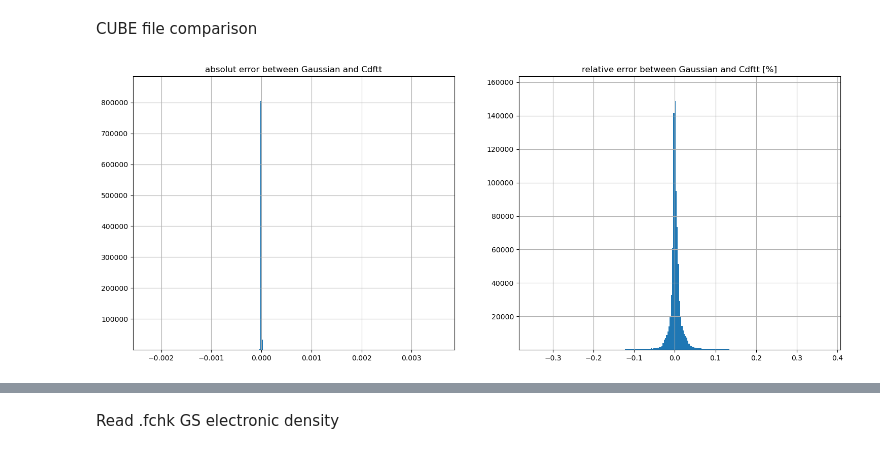
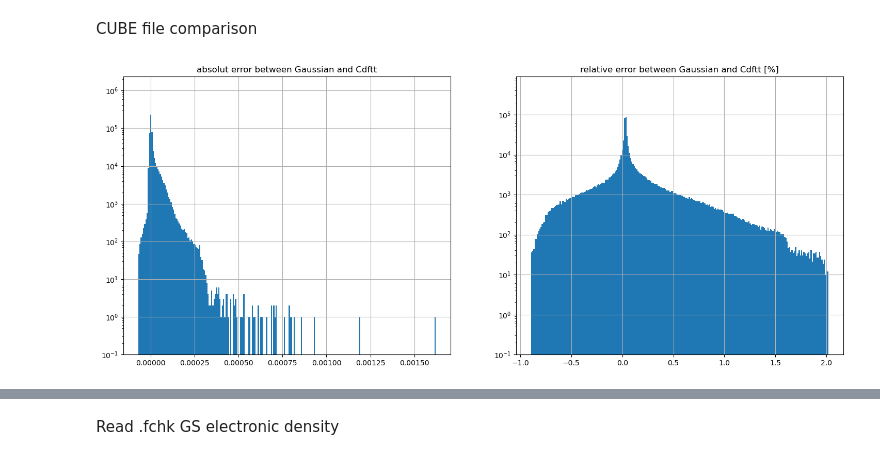
Before and after one commit to allouchear/CdftT, a Jupyter notebook: tools/dataAnalysis/data_analysis.ipynb, the cells around one changed output, grey strips where cells are left out. Saved outputs shown, nothing was run; the diff lists cells and outputs as text; code cells hidden in the pictures.

Commit message:
more data analysis

```diff
--- a/tools/dataAnalysis/data_analysis.ipynb
+++ b/tools/dataAnalysis/data_analysis.ipynb
@@ -71,8 +71,9 @@ compare 2 RDM
 ##################
 # RDM from CdftT #
 ##################
-f1 = open("/home/atourneur/Documents/CdftT/test_ambroise/test_acrolein/cpp/cpp_Gamma_state50_RDM.cdftt")
-f2 = open("/home/atourneur/Documents/CdftT/test_ambroise/test_acrolein/cpp/cpp_Gamma_transition_state50_state50_RDM.cdftt")
+#f1 = open("/home/atourneur/Documents/CdftT/test_ambroise/test_acrolein/cpp/cpp_Gamma_state50_RDM.cdftt")
+f1 = open("/home/atourneur/Documents/CdftT/test_ambroise/test_acrolein/SDLimit/cpp_Gamma_SDlimit005__state8_RDM.cdftt")
+f2 = open("/home/atourneur/Documents/CdftT/test_ambroise/test_acrolein/SDLimit/cpp_Gamma_SDlimit0__state8_RDM.cdftt")
 Nmo = 80          # number of molecular orbitals i.e. size of matrix
 
 tokens = f1.read().split()
@@ -291,8 +294,10 @@ CUBE file comparison
 ########################
 # read both cube files #
 ########################
-f1= open("/home/atourneur/Documents/CdftT/test_ambroise/test_acrolein/cpp/cpp_Gamma_state50.cube")
-f2 = open("/home/atourneur/Documents/CdftT/test_ambroise/test_acrolein/Gaussian/acroleinEx50.cube")
+f1= open("/home/atourneur/Documents/CdftT/test_ambroise/test_acrolein/SDLimit/cpp_Gamma_SDlimit0__state8.cube")
+#f1 = open("/home/atourneur/Documents/data/C30O26H52/input/cpp_Gamma__state1.cube")
+f2 = open("/home/atourneur/Documents/CdftT/test_ambroise/test_acrolein/SDLimit/cpp_Gamma_SDlimit005__state8.cube")
+#f2 = open("/home/atourneur/Documents/data/C30O26H52/input/C30O26H52_Ex1.cube")
 
 tokens = f1.read().split()
 data = []
@@ -305,39 +310,39 @@ densitycpp = np.array(data,dtype=float)
 tokens = f2.read().split()
 data = []
 for idx, token in enumerate(tokens):
-    if idx >=68 :
+    if idx >=62:
         row = token
         data.append(row)
 densitygaussian = np.array(data,dtype=float)
 # %%
 ####################
 # create histogram #
 ####################
 
 #densitycpp = -densitycpp
-treshold = 1e-7
+treshold = 1e-10
 err = (densitycpp - densitygaussian)
 rel_err = err[np.abs(densitygaussian)>treshold]/densitygaussian[np.abs(densitygaussian)>treshold]*100
 
-scale = 'linear'  #log or linear
+scale = 'log'  #log or linear
 bins     = np.linspace(np.min(err),np.max(err),250)
 rel_bins = np.linspace(np.min(rel_err),np.max(rel_err),250)
 
 fig, ax = plt.subplots(nrows=1, ncols=2,figsize=(18,7))
 plot1 = ax[0].hist(err,bins=bins)
 plot2 = ax[1].hist(rel_err,bins=rel_bins)
 if scale=='log':
     ax[0].set_ylim([0.1,plot1[0].max()*10.1])
     ax[1].set_ylim([0.1,plot2[0].max()*10.1])
 if scale=='linear':
     ax[0].set_ylim([0.1,plot1[0].max()*1.1])
     ax[1].set_ylim([0.1,plot2[0].max()*1.1])
 ax[0].set_title("absolut error between Gaussian and Cdftt")
 ax[1].set_title("relative error between Gaussian and Cdftt [%]")
 ax[0].set_yscale(scale)
 ax[1].set_yscale(scale)
 ax[0].grid()
 ax[1].grid()
 plt.show()
 # %% [output]
-[figure, old version]
+[figure, new version]
```
Also changed, not shown: parts of 14 cells of this notebook.
